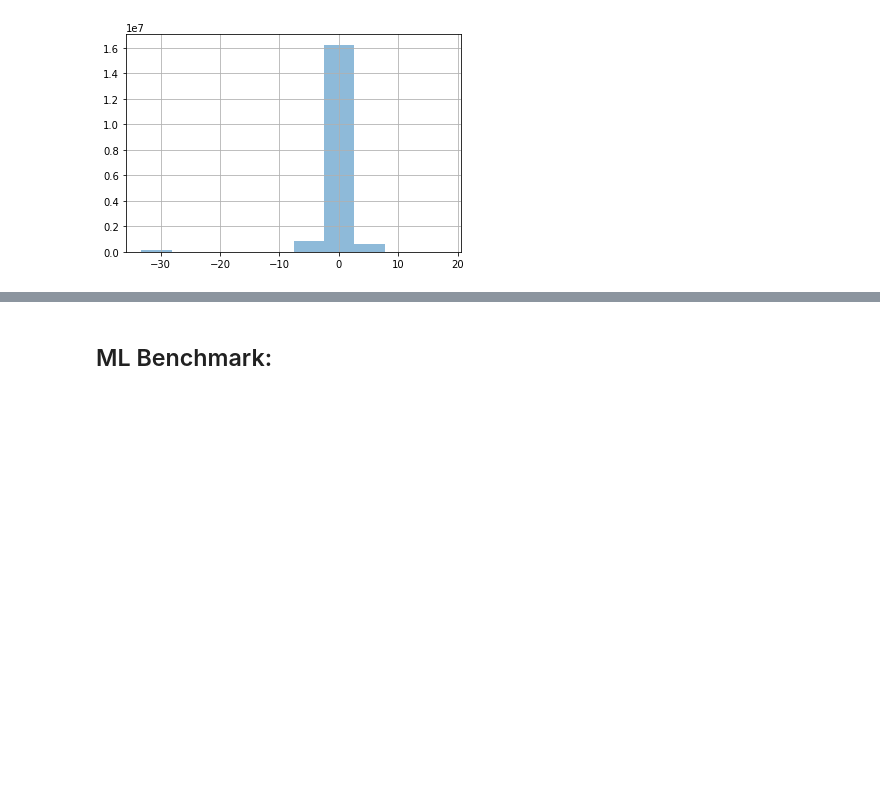
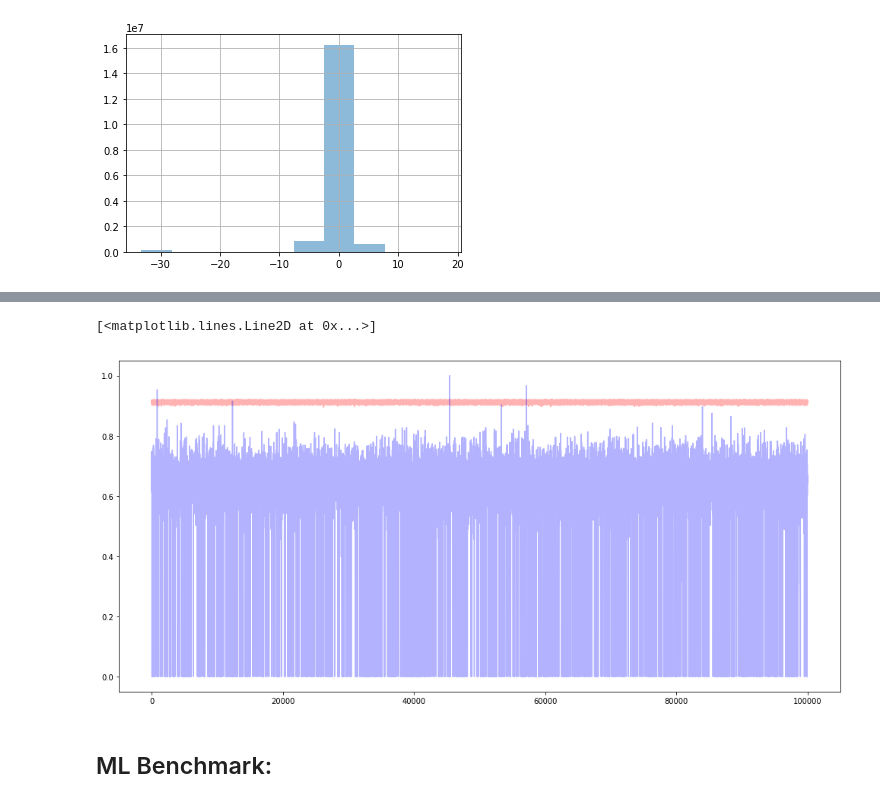
Before and after one commit to maorRoz/hw2dl, a Jupyter notebook: hw2dl-cat.ipynb, the cells around one changed output, grey strips where cells are left out. Drawn from its saved outputs; the diff is of its cells as text; code cells hidden in the pictures; blank space fills up the shorter version.

```diff
--- a/hw2dl-cat.ipynb
+++ b/hw2dl-cat.ipynb
@@ -235,11 +280,13 @@ x = Dense(10,activation='relu')(x)
 x = Dropout(0.4)(x)
 x = BatchNormalization()(x)
 x = Dense(10,activation='relu')(x)
-x = Dense(10,activation='relu')(x)
+x = Dense(5,activation='relu')(x)
+x = Dense(4,activation='relu')(x)
 x = Dropout(0.7)(x)
 x = Dense(2,activation='softmax')(x)
+x = Dense(2,activation='softmax')(x)
 nn_model = Model([first_active_inp,card_inp,f1_inp,f2_inp,f3_inp,mcid_inp,mid_inp,month_lag_inp,p_amount_inp,p_date_inp],x)
-nn_model.compile(loss = 'sparse_categorical_crossentropy',optimizer='RMSProp')
+nn_model.compile(loss = 'categorical_crossentropy',optimizer='adam')
 # %%
 nn_model.summary()
 # %% [output]
@@ -266,15 +313,12 @@ from sklearn.model_selection import train_test_split
 
 def set_callbacks(description='run1',patience=15,tb_base_logdir='./logs/'):
     cp = ModelCheckpoint('best_model_weights_{}.h5'.format(description),save_best_only=True)
-    es = EarlyStopping(patience=patience,monitor='val_loss')
     rlop = ReduceLROnPlateau(patience=5)
-#     cycl = CyclicLR(max_lr=0.03,step_size=5000)
-    cb = [cp,es,rlop]
+    cb = [cp,rlop]
     return cb
 
 features = processed_data.columns
-kf = StratifiedKFold(n_splits=5,random_state=42)
-X_train,X_val,y_train,y_val = train_test_split(processed_data, normalizedTarget, test_size=0.2)
+#X_train,X_val,y_train,y_val = train_test_split(processed_data, normalizedTarget, test_size=0.2)
 # %%
 print(X_train.shape)
 print(X_val.shape)
@@ -288,3 +332,4 @@ print(y_val.shape)
 # %%
-nn_model.fit([X_train[f] for f in features],y_train,epochs=5, validation_data=[[X_val[f] for f in features],y_val],callbacks=set_callbacks())
+history = nn_model.fit([X_train[f] for f in features],to_categorical(y_train),epochs=3, batch_size=2000,
+             validation_data=[[X_val[f] for f in features],to_categorical(y_val)],callbacks=set_callbacks())
 # %% [output]
@@ -299,3 +357,13 @@ roc_auc_score(y_val,preds[:,1])
+# %%
+predsDF = pd.DataFrame(data = preds[:,0])
+testDF = pd.DataFrame(data = y_val)
+# %%
+plt.figure(figsize=(17,8))
+plt.plot(predsDF,c='red',alpha=0.3)
+plt.plot(testDF,c='blue',alpha=0.3)
+# %% [output]
+[<matplotlib.lines.Line2D at 0x...>]
+[figure, added]
 # %% [markdown]
 ## ML Benchmark:
 # %%
```
Also changed, not shown: parts of 19 cells of this notebook, 1 other file.
